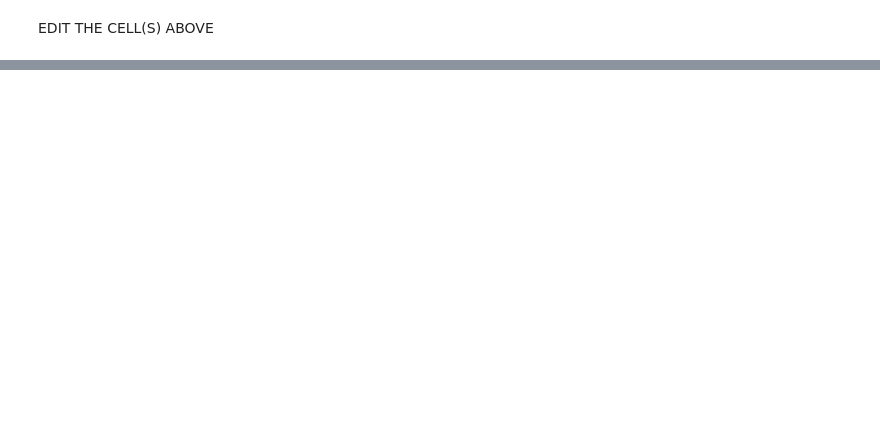
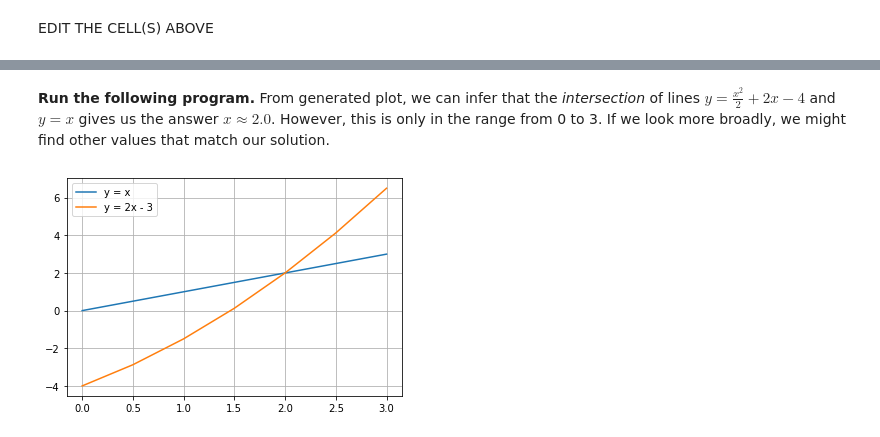
Before and after one commit to phys172/fall2022, a Jupyter notebook: phys172_lab01.ipynb, the cells around one changed output, grey strips where cells are left out. Saved outputs shown, nothing was run; the diff lists cells and outputs as text; code cells hidden in the pictures; blank space fills up the shorter version.

```diff
--- a/phys172_lab01.ipynb
+++ b/phys172_lab01.ipynb
@@ -112,0 +254,12 @@ EDIT THE CELL(S) ABOVE
+# %% [markdown]
+**Run the following program.** From generated plot, we can infer that the *intersection* of lines $y = \frac{x^2}{2} + 2x - 4$ and $y = x$ gives us the answer $x \approx 2.0$. However, this is only in the range from 0 to 3. If we look more broadly, we might find other values that match our solution.
+# %%
+x_vals = np.array([0, 0.5, 1.0, 1.5, 2.0, 2.5, 3.0])
+y_vals = x_vals ** 2 / 2.0 + 2 * x_vals - 4
+
+plt.plot(x_vals, x_vals, label='y = x')
+plt.plot(x_vals, y_vals, label='y = 2x - 3')
+plt.legend()
+plt.grid()
+# %% [output]
+[figure, added]
```
Also changed, not shown: parts of 69 cells of this notebook.
